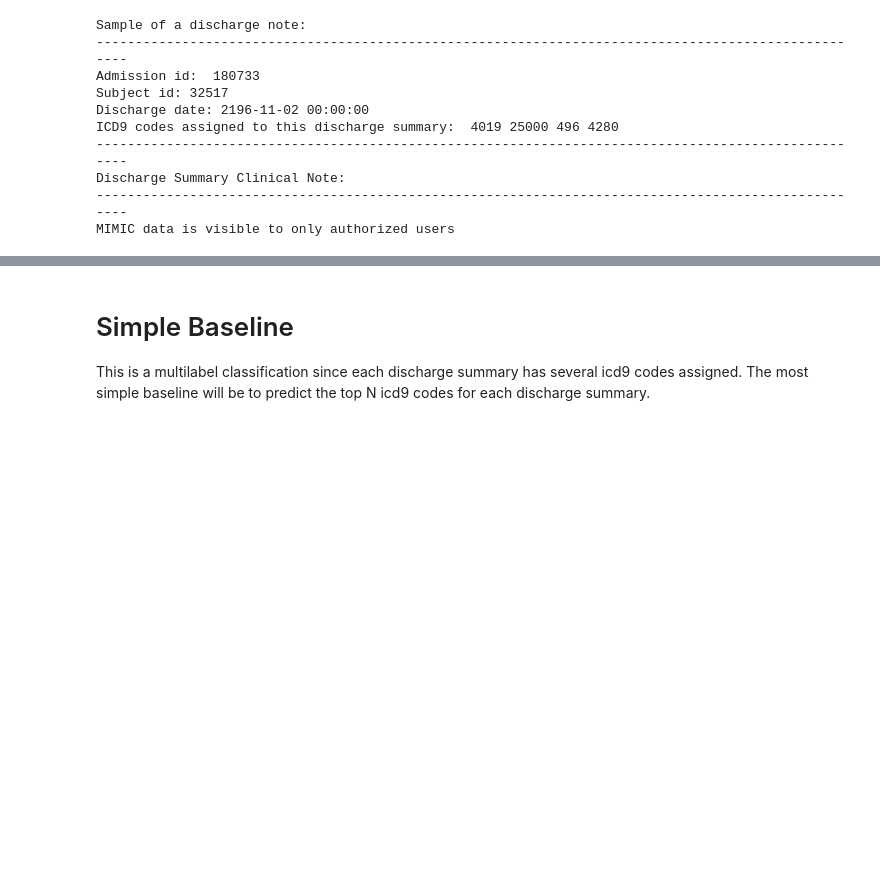
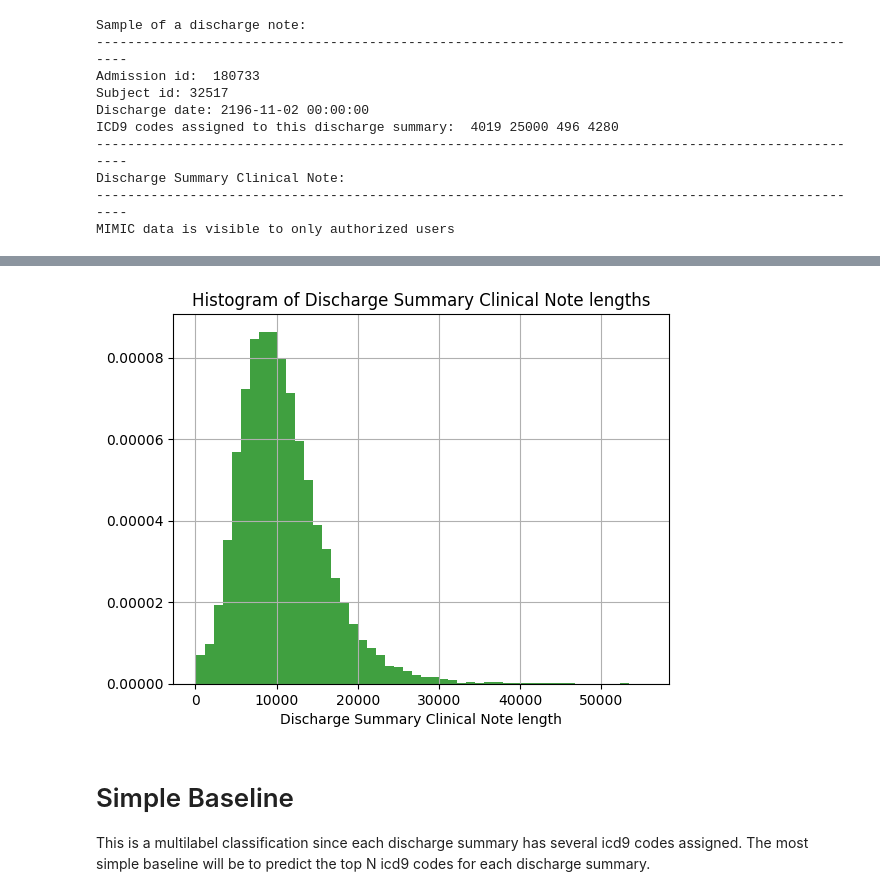
Before and after one commit to letslego/W266-ProjectMIMIC, a Jupyter notebook: baseline/mimic_icd9_baseline.ipynb, the cells around one changed output, grey strips where cells are left out. Cells and saved outputs as stored; diff of their text form; code cells hidden in the pictures; blank space fills up the shorter version.

```diff
--- a/baseline/mimic_icd9_baseline.ipynb
+++ b/baseline/mimic_icd9_baseline.ipynb
@@ -46,3 +90,12 @@ MIMIC data is visible to only authorized users
+# %%
+n, bins, patches = plt.hist(notes_length, 50, normed=1, facecolor='green', alpha=0.75)
+plt.xlabel('Discharge Summary Clinical Note length')
+plt.title('Histogram of Discharge Summary Clinical Note lengths')
+plt.grid(True)
+
+plt.show()
+# %% [output]
+[figure, added]
 # %% [markdown]
 # Simple Baseline
 
```
Also changed, not shown: parts of 15 cells of this notebook.
